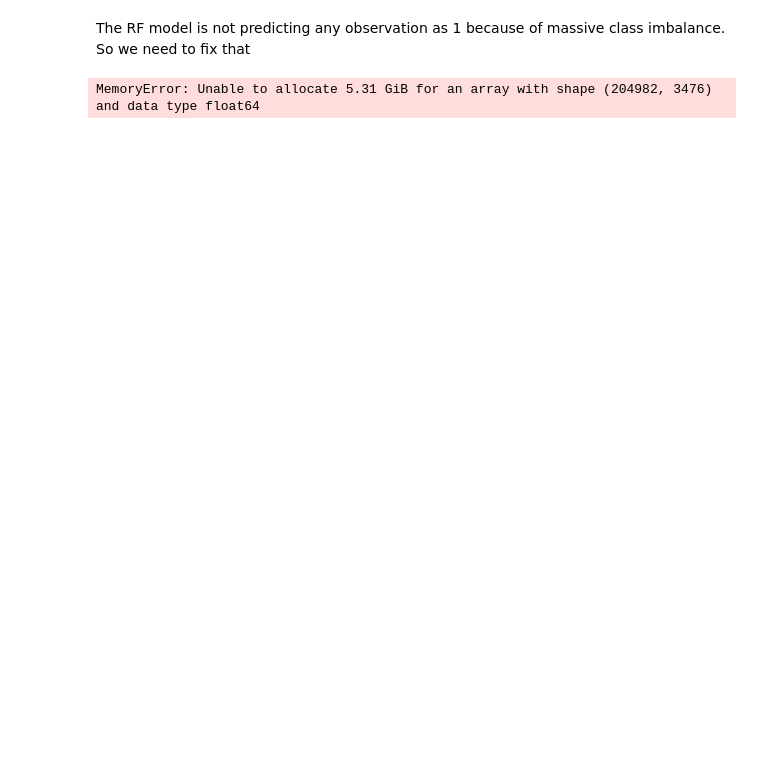
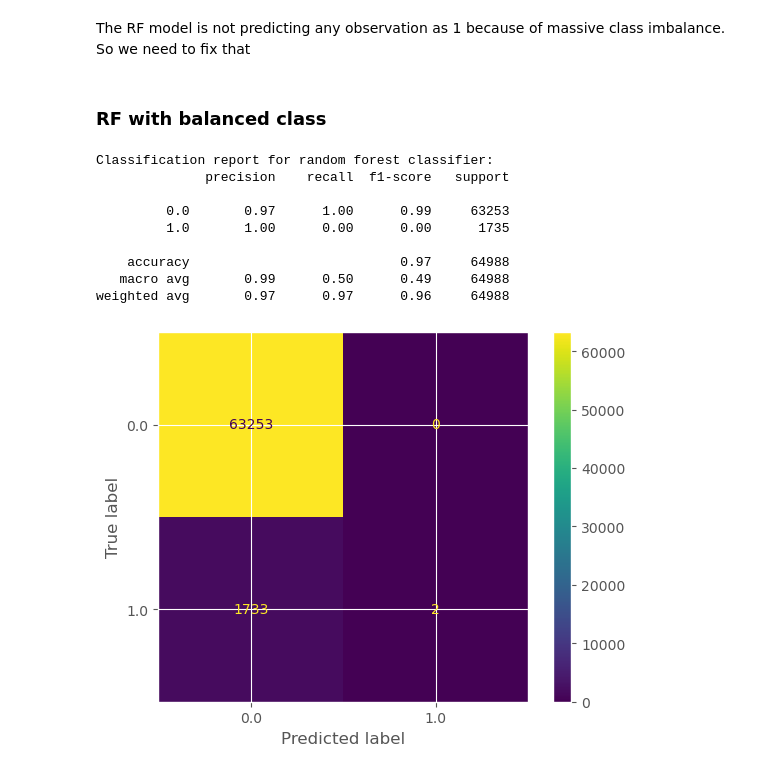
Before and after one commit to abhilashbiswas/road_accident_analysis, a Jupyter notebook: prediction/prediction.ipynb, the cells around one changed output. Drawn from its saved outputs; the diff is of its cells as text; code cells hidden in the pictures; blank space fills up the shorter version.

Commit message:
prediction

```diff
--- a/prediction/prediction.ipynb
+++ b/prediction/prediction.ipynb
@@ -156,11 +168,40 @@ plt.show()
 # %% [markdown]
 The RF model is not predicting any observation as 1 because of massive class imbalance. So we need to fix that
+# %% [markdown]
+### RF with balanced class
 # %%
-# Fixing class imbalance
-smote = SMOTE()
-X = df_encoded[feature_vars]
-y = df_encoded[target_var]
-X_resampled, y_resampled = smote.fit_resample(X, y)
-X_train, X_test, y_train, y_test = train_test_split(X_resampled, y_resampled, test_size=0.3, random_state=42)
+# Memory intensive
+# # Fixing class imbalance
+# smote = SMOTE()
+# X = df_encoded[feature_vars]
+# y = df_encoded[target_var]
+# X_resampled, y_resampled = smote.fit_resample(X, y)
+# X_train, X_test, y_train, y_test = train_test_split(X_resampled, y_resampled, test_size=0.3, random_state=42)
-# %% [output]
-MemoryError: Unable to allocate 5.31 GiB for an array with shape (204982, 3476) and data type float64
+# %%
+# Fit a Random Forest Model after reweighting
+rf = RandomForestClassifier(n_estimators=300,
+                            n_jobs=-1,
+                            class_weight='balanced')
+
+rf.fit(X_train, y_train)
+y_pred_rf = rf.predict(X_test)
+
+# Generate a classification report
+print("Classification report for random forest classifier:")
+print(classification_report(y_test, y_pred_rf))
+
+cm = confusion_matrix(y_test, y_pred_rf)
+disp = ConfusionMatrixDisplay(cm, display_labels=rf.classes_)
+disp.plot()
+plt.show()
+# %% [output]
+Classification report for random forest classifier:
+              precision    recall  f1-score   support
+
+         0.0       0.97      1.00      0.99     63253
+         1.0       1.00      0.00      0.00      1735
+
+    accuracy                           0.97     64988
+   macro avg       0.99      0.50      0.49     64988
+weighted avg       0.97      0.97      0.96     64988
+[figure, added]
```
Also changed, not shown: parts of 13 cells of this notebook.
